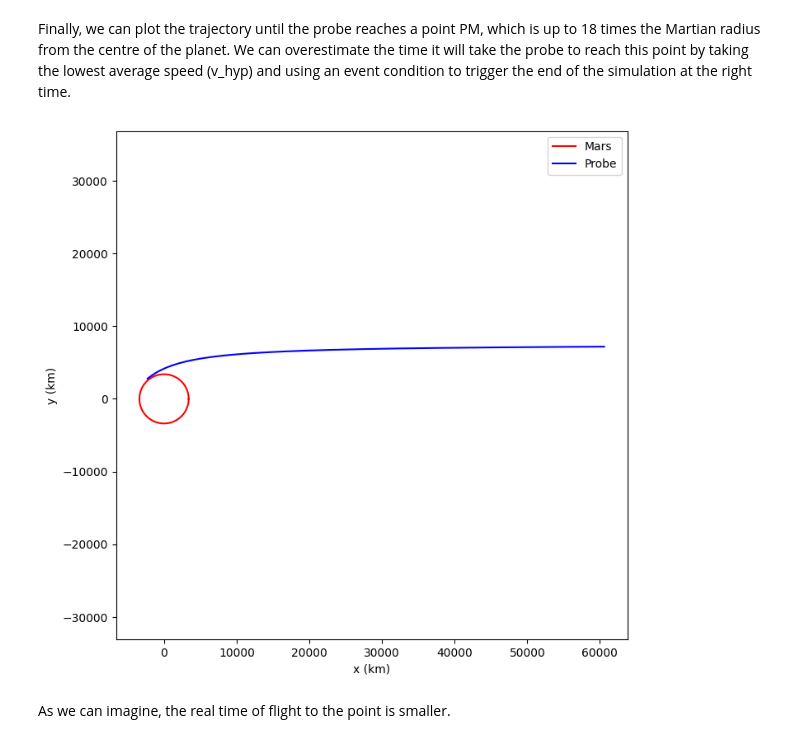
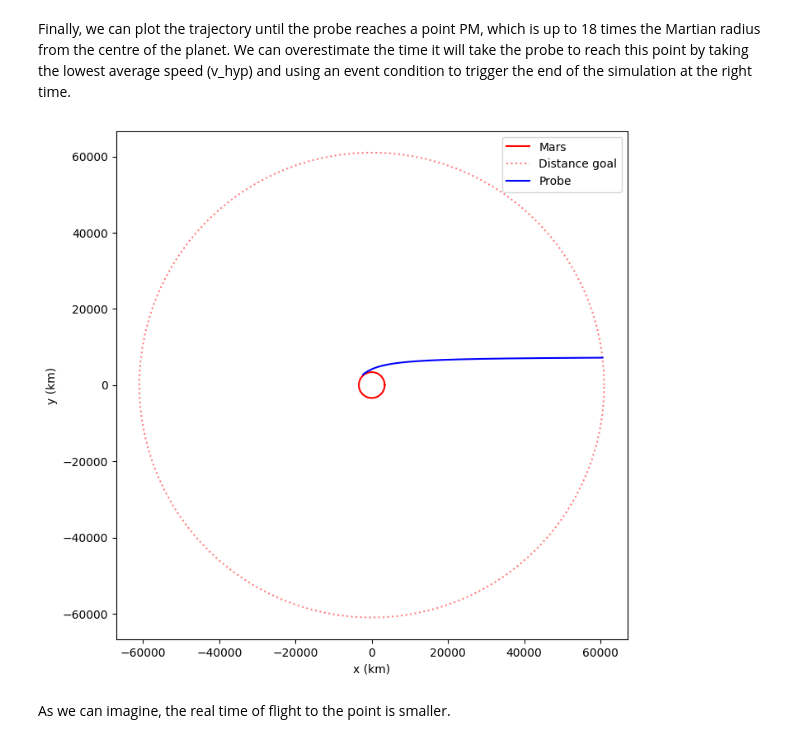
Before and after one commit to Captainfl4me/space-dynamics-workbook, a Jupyter notebook: WE9.ipynb, the cells around one changed output. Drawn from its saved outputs; the diff is of its cells as text; code cells hidden in the pictures.

```diff
--- a/WE9.ipynb
+++ b/WE9.ipynb
@@ -108,21 +110,25 @@ t, posvel = probe.odesolve() # solve the differential equations
 # %%
 plt.figure(figsize=(8, 8))  # create figure, figsize can be changed as preferred
 
 # Plotting Earth's and Mars' orbit
 uang = linspace(0, 2 * pi, 100)
 x = (mars.radius / 1e3) * cos(uang)
 y = (mars.radius / 1e3) * sin(uang)
-plt.plot(x, y, color='red')
+plt.plot(x, y, color='red', label='Mars')
+# Distance from Mars wanted
+x = (mars.radius*18 / 1e3) * cos(uang)
+y = (mars.radius*18 / 1e3) * sin(uang)
+plt.plot(x, y, color="red", linestyle=":", label='Distance goal', alpha=0.5)
 
-plt.plot(posvel[:, 0] / 1e3, posvel[:, 1] / 1e3, color='blue') # plot the probe's orbit
+plt.plot(posvel[:, 0] / 1e3, posvel[:, 1] / 1e3, color='blue', label="Probe") # plot the probe's orbit
 
 plt.xlabel('x (km)')
 plt.ylabel('y (km)')
 plt.axis('equal')
-plt.legend(['Mars', 'Probe'])
+plt.legend()
 plt.show() # make plot appear
 # %% [output]
-[figure, old version]
+[figure, new version]
 # %% [markdown]
 As we can imagine, the real time of flight to the point is smaller.
 # %%
```
Also changed, not shown: parts of 1 cell of this notebook.
